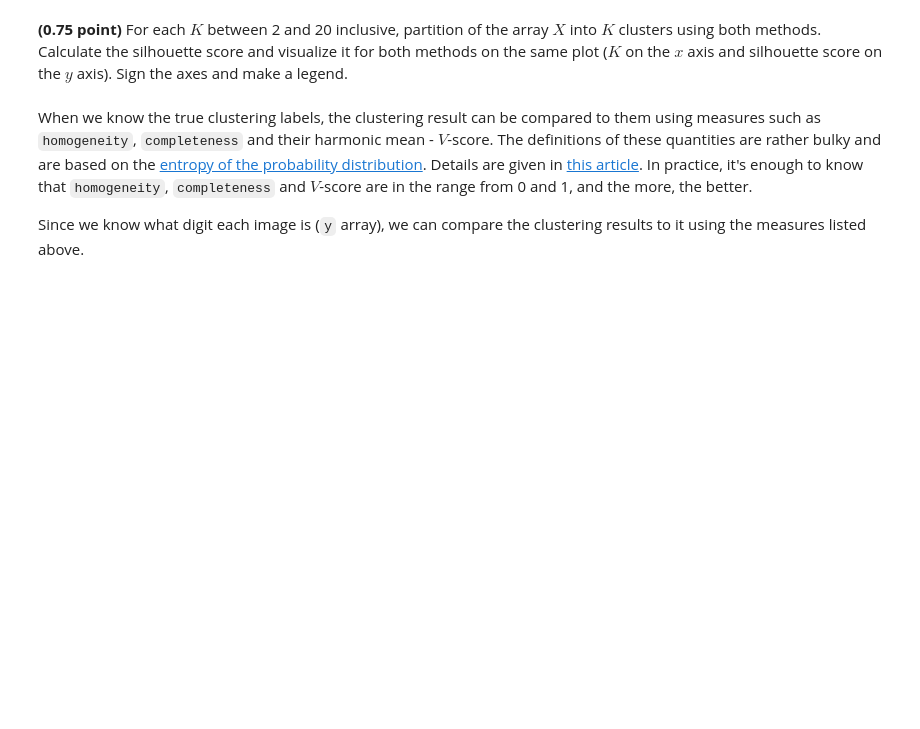
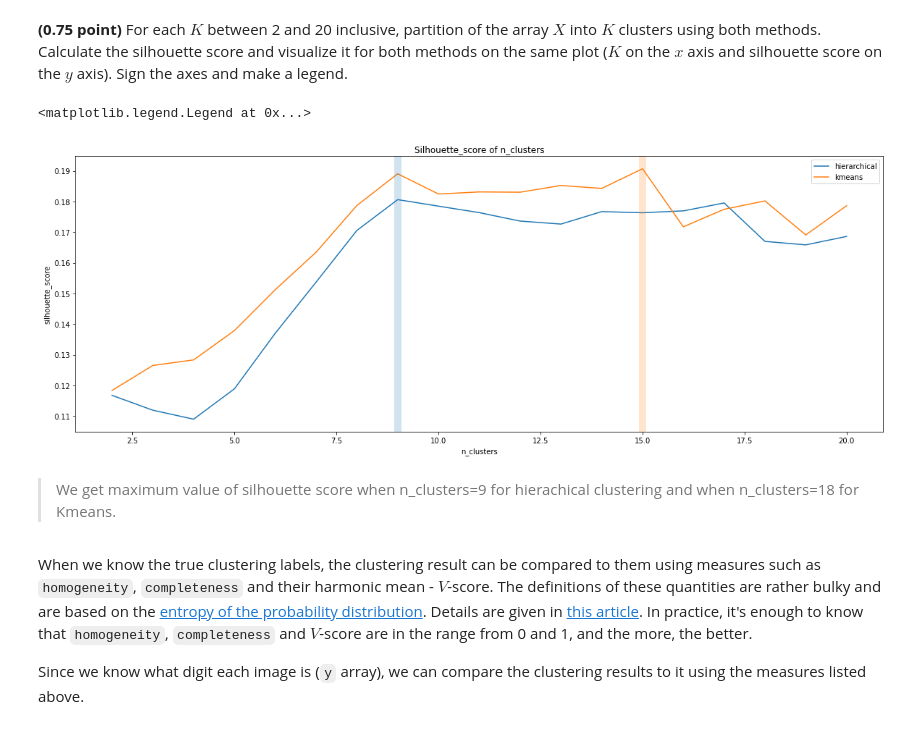
Before and after one commit to kastrubait/ml-intro-2022Q1, a Jupyter notebook: task-8_clustering.ipynb, the cells around one changed output. Drawn from its saved outputs; the diff is of its cells as text; code cells hidden in the pictures; blank space fills up the shorter version.

```diff
--- a/task-8_clustering.ipynb
+++ b/task-8_clustering.ipynb
@@ -239,3 +273,31 @@ The implementation of this metric in the `scikit-learn` is the `silhouette_score
+# %%
+silhouette_score_hierarchical = []
+silhouette_score_kmeans = []
+
+n_clusters = np.arange(2,21,1)
+
+for K in n_clusters:
+    hierarchical = AgglomerativeClustering(n_clusters=K).fit(X)
+    silhouette_score_hierarchical.append(silhouette_score(X, hierarchical.labels_))
+
+    kmeans = KMeans(n_clusters=K).fit(X)
+    silhouette_score_kmeans.append(silhouette_score(X, kmeans.labels_))
+# %%
+plt.figure(figsize=(20, 7))
+plt.plot(n_clusters, silhouette_score_hierarchical, label='hierarchical')
+plt.plot(n_clusters, silhouette_score_kmeans, label='kmeans')
+plt.axvline(n_clusters[np.argmax(silhouette_score_hierarchical)], lw=10, alpha=0.2)
+plt.axvline(n_clusters[np.argmax(silhouette_score_kmeans)], color='C1', lw=10, alpha=0.2)
+
+plt.xlabel('n_clusters')
+plt.ylabel('silhouette_score')
+plt.title('Silhouette_score of n_clusters')
+plt.legend()
+# %% [output]
+<matplotlib.legend.Legend at 0x...>
+[figure, added]
+# %% [markdown]
+> We get maximum value of silhouette score when n_clusters=9 for hierachical clustering and when n_clusters=18 for Kmeans.
 # %% [markdown]
 When we know the true clustering labels, the clustering result can be compared to them using measures such as `homogeneity`, `completeness` and their harmonic mean - $V$-score. The definitions of these quantities are rather bulky and are based on the [entropy of the probability distribution](https://ru.wikipedia.org/wiki/Информационная_энтропия). Details are given in [this article](http://aclweb.org/anthology/D/D07/D07-1043.pdf). In practice, it's enough to know that `homogeneity`, `completeness` and $V$-score are in the range from 0 and 1, and the more, the better.
 
```
Also changed, not shown: parts of 10 cells of this notebook.
